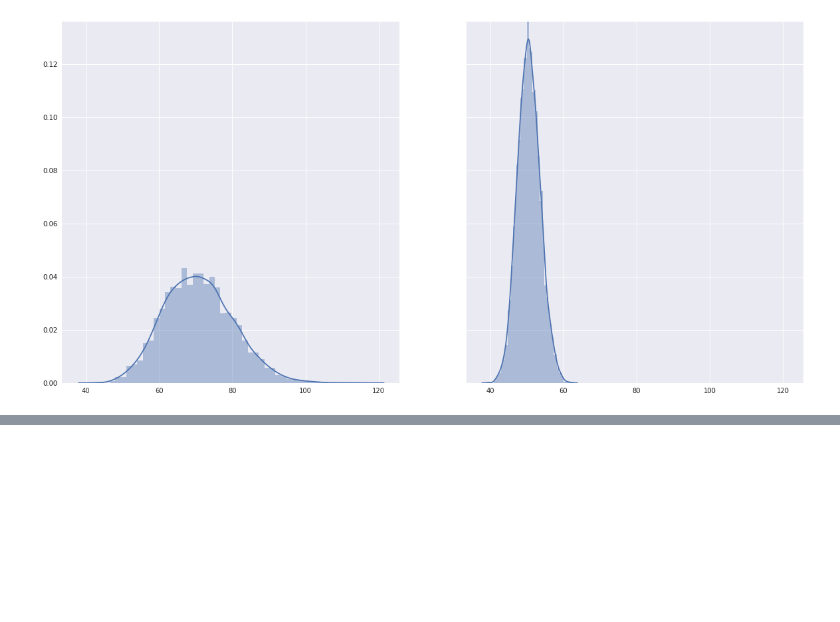
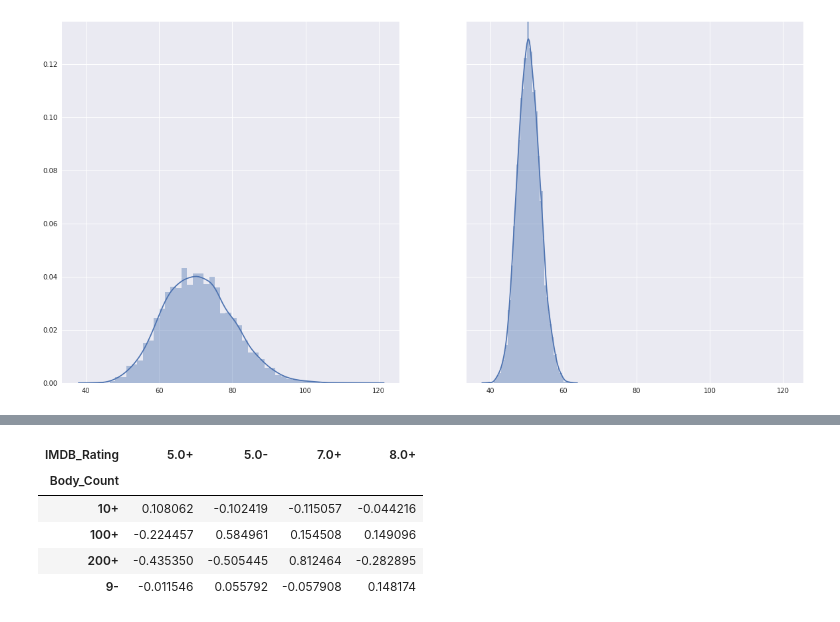
Before and after one commit to Euphe/data_analysis_project, a Jupyter notebook: HW_Mirkin.ipynb, the cells around one changed output, grey strips where cells are left out. Cells and saved outputs as stored; diff of their text form; code cells hidden in the pictures; blank space fills up the shorter version.

```diff
--- a/HW_Mirkin.ipynb
+++ b/HW_Mirkin.ipynb
@@ -169,0 +238,9 @@ sns.distplot(bootstrap_means(cluster_1.Body_Count), ax=axes[1])
+# %%
+make_quetelet(contingency_table_imdb_bodies)
+# %% [output]
+| IMDB_Rating | 5.0+ | 5.0- | 7.0+ | 8.0+ |
+| Body_Count |  |  |  |  |
+| 10+ | 0.108062 | -0.102419 | -0.115057 | -0.044216 |
+| 100+ | -0.224457 | 0.584961 | 0.154508 | 0.149096 |
+| 200+ | -0.435350 | -0.505445 | 0.812464 | -0.282895 |
+| 9- | -0.011546 | 0.055792 | -0.057908 | 0.148174 |
```
Also changed, not shown: parts of 5 cells of this notebook.
